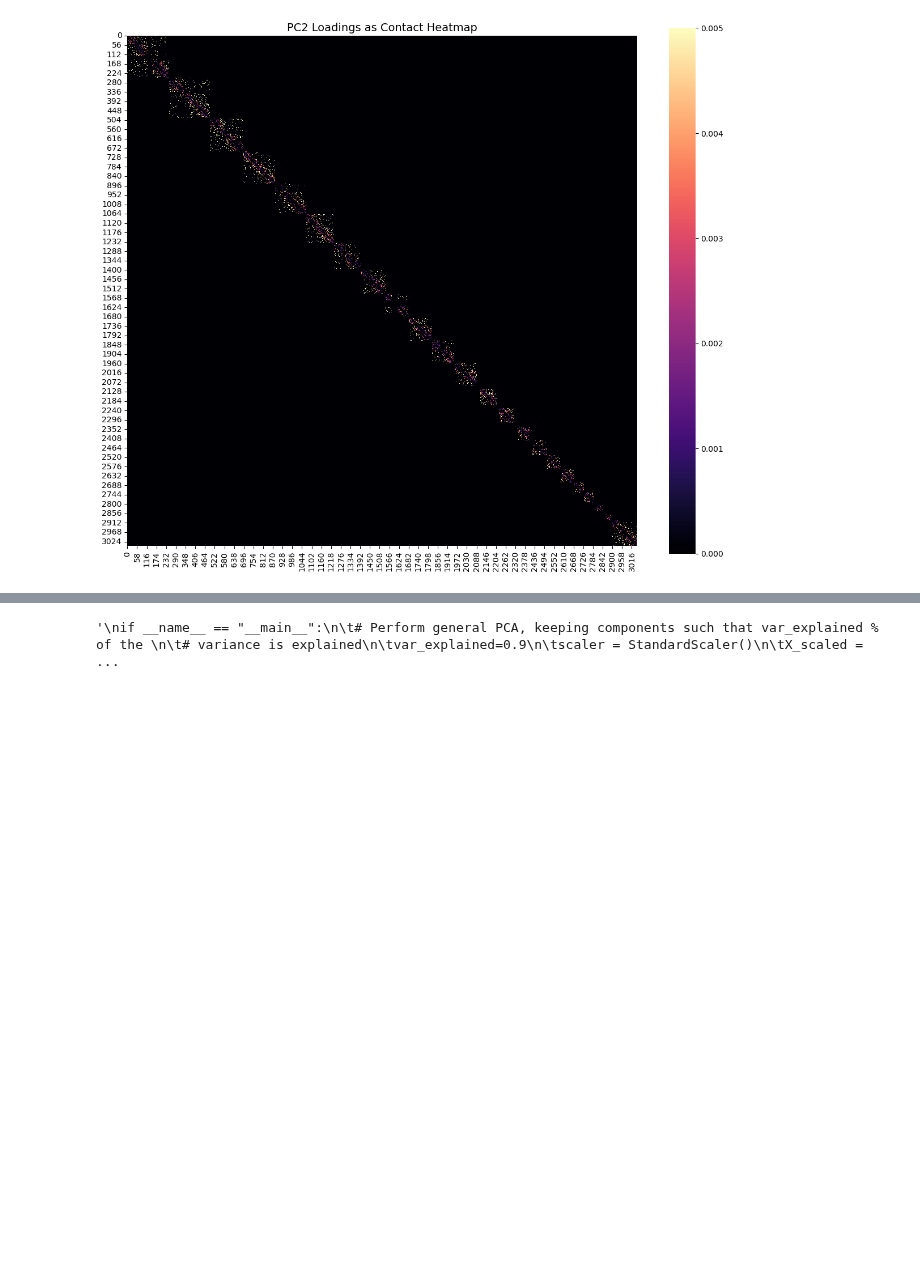
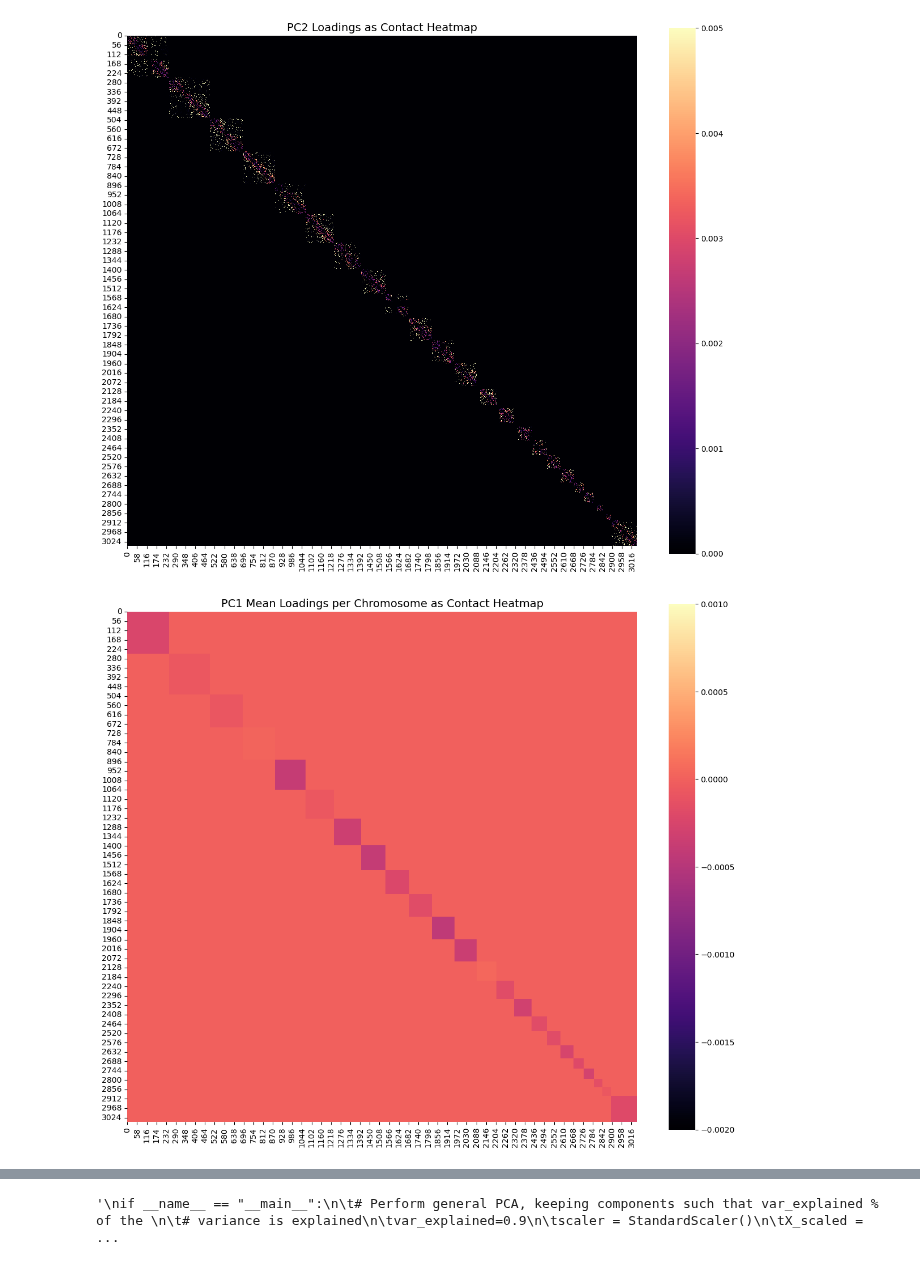
Before and after one commit to annarasheed/UTSSRP, a Jupyter notebook: PCA_heatmap_bin_cells_filtered.ipynb, the cells around one changed output, grey strips where cells are left out. Drawn from its saved outputs; the diff is of its cells as text; code cells hidden in the pictures; blank space fills up the shorter version.

Commit message:
Updated with mean heatmaps and remove chr options

```diff
--- a/PCA_heatmap_bin_cells_filtered.ipynb
+++ b/PCA_heatmap_bin_cells_filtered.ipynb
@@ -41,6 +41,10 @@ def vectorize_contact_matrix(contact_matrix, include_diag=False):
 
 	for i in range(23):  # for each chromosome (diagonal block)
 	# note: assuming no INTER-chromosomal contact blocks
+
+		if contact_matrix[i][i] == "skip": # for chromosomes we filtered out
+			continue
+
 		block = np.array(contact_matrix[i][i])
 		length = block.shape[0]  # number of loci
 
@@ -83,6 +87,8 @@ def get_X_labels_lens(contact_dict):
 
 			if first_cell: # only need to find chromosome lengths for one cell
 				for i in range(23):  # for each chromosome (diagonal block)
+					if matrix[i][i] == "skip": # for chromosomes we filtered out
+						continue
 					block = np.array(matrix[i][i])
 					chr_lens.append(block.shape[0])
 				first_cell = False
@@ -381,3 +388,36 @@ if __name__ == "__main__":
 	plt.show()
 # %% [output]
 [figure]
+# %%
+# Create AVERAGE heatmap visualization
+# PC1
+
+if __name__ == "__main__":
+
+	# average loading for each chromosome
+	chr_avg_loadings = [np.mean(block) for block in list_of_blocks]
+
+	# initialize empty big matrix
+	total_size = sum(chr_lens)
+	avg_heatmap = np.zeros((total_size, total_size))
+
+	# fill diagonal blocks with average value
+	start = 0 # for each chromosome
+	for avg_val, size in zip(chr_avg_loadings, chr_lens):
+		end = start + size
+		avg_heatmap[start:end, start:end] = avg_val
+		start = end # move pointer
+
+	plt.figure(figsize=(12, 10))
+	sns.heatmap(
+		avg_heatmap,
+		cmap="magma",
+		vmin=-0.002,
+		vmax=0.001,
+		square=True
+	)
+	plt.title("PC1 Mean Loadings per Chromosome as Contact Heatmap", fontsize=14)
+	plt.tight_layout()
+	plt.show()
+# %% [output]
+[figure, added]
```
Also changed, not shown: parts of 7 cells of this notebook, 1 other file.
